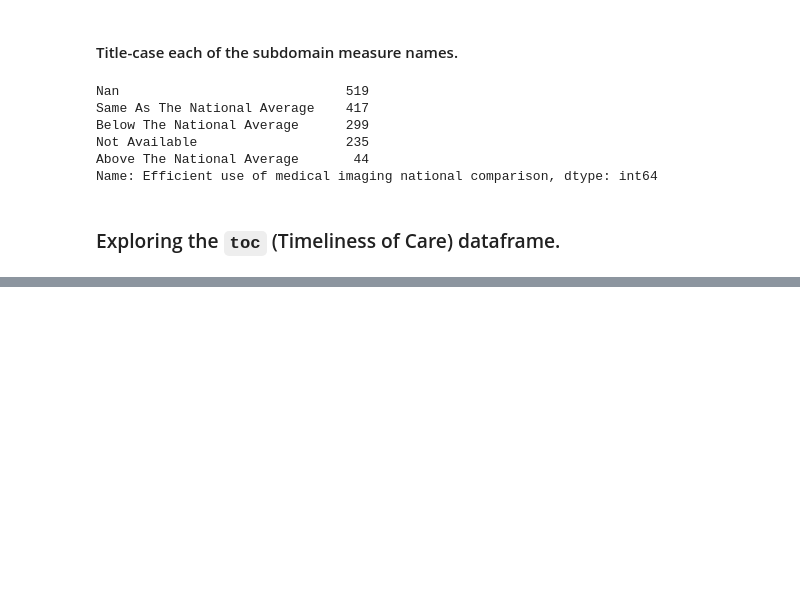
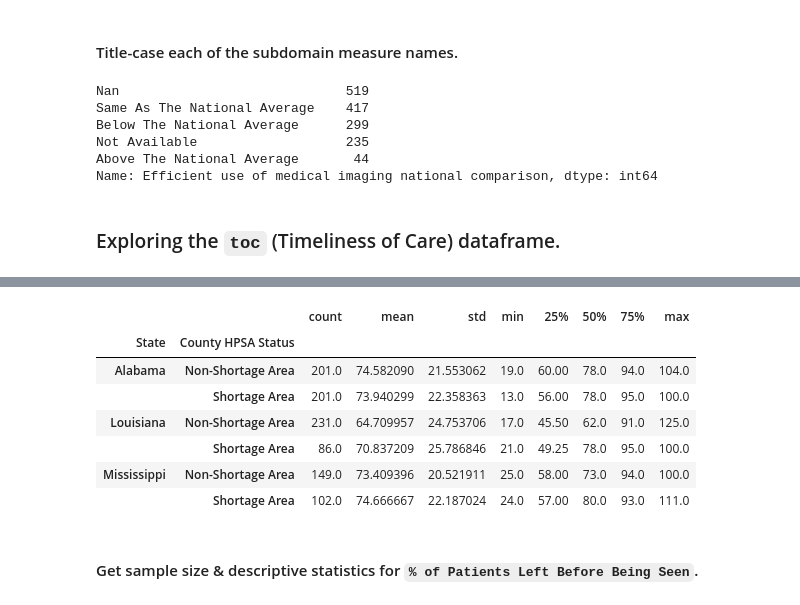
Before and after one commit to valeriemagalong/Healthcare-Shortages, a Jupyter notebook: cms_subdomains_eda.ipynb, the cells around one changed output, grey strips where cells are left out. Drawn from its saved outputs; the diff is of its cells as text; code cells hidden in the pictures; blank space fills up the shorter version.

```diff
--- a/cms_subdomains_eda.ipynb
+++ b/cms_subdomains_eda.ipynb
@@ -80,0 +152,7 @@ memory usage: 1.1+ MB
+# %%
+# Get sample size
+measure = toc[toc['Measure Name'] == 'Median Time to Pain Medicine']
+
+facility_groups = measure.groupby(['State', 'County HPSA Status', 'Facility ID'])
+
+facility_groups['Score'].describe().reset_index().groupby(['State', 'County HPSA Status'])['Facility ID'].count()
@@ -80,0 +168,14 @@ memory usage: 1.1+ MB
+# %%
+# Get descriptive statistics
+measure.groupby(['State', 'County HPSA Status'])['Score'].describe()
+# %% [output]
+|  |  | count | mean | std | min | 25% | 50% | 75% | max |
+| State | County HPSA Status |  |  |  |  |  |  |  |  |
+| Alabama | Non-Shortage Area | 201.0 | 74.582090 | 21.553062 | 19.0 | 60.00 | 78.0 | 94.0 | 104.0 |
+|  | Shortage Area | 201.0 | 73.940299 | 22.358363 | 13.0 | 56.00 | 78.0 | 95.0 | 100.0 |
+| Louisiana | Non-Shortage Area | 231.0 | 64.709957 | 24.753706 | 17.0 | 45.50 | 62.0 | 91.0 | 125.0 |
+|  | Shortage Area | 86.0 | 70.837209 | 25.786846 | 21.0 | 49.25 | 78.0 | 95.0 | 100.0 |
+| Mississippi | Non-Shortage Area | 149.0 | 73.409396 | 20.521911 | 25.0 | 58.00 | 73.0 | 94.0 | 100.0 |
+|  | Shortage Area | 102.0 | 74.666667 | 22.187024 | 24.0 | 57.00 | 80.0 | 93.0 | 111.0 |
+# %% [markdown]
+#### Get sample size & descriptive statistics for `% of Patients Left Before Being Seen`.
```
Also changed, not shown: parts of 15 cells of this notebook, 4 other files.
